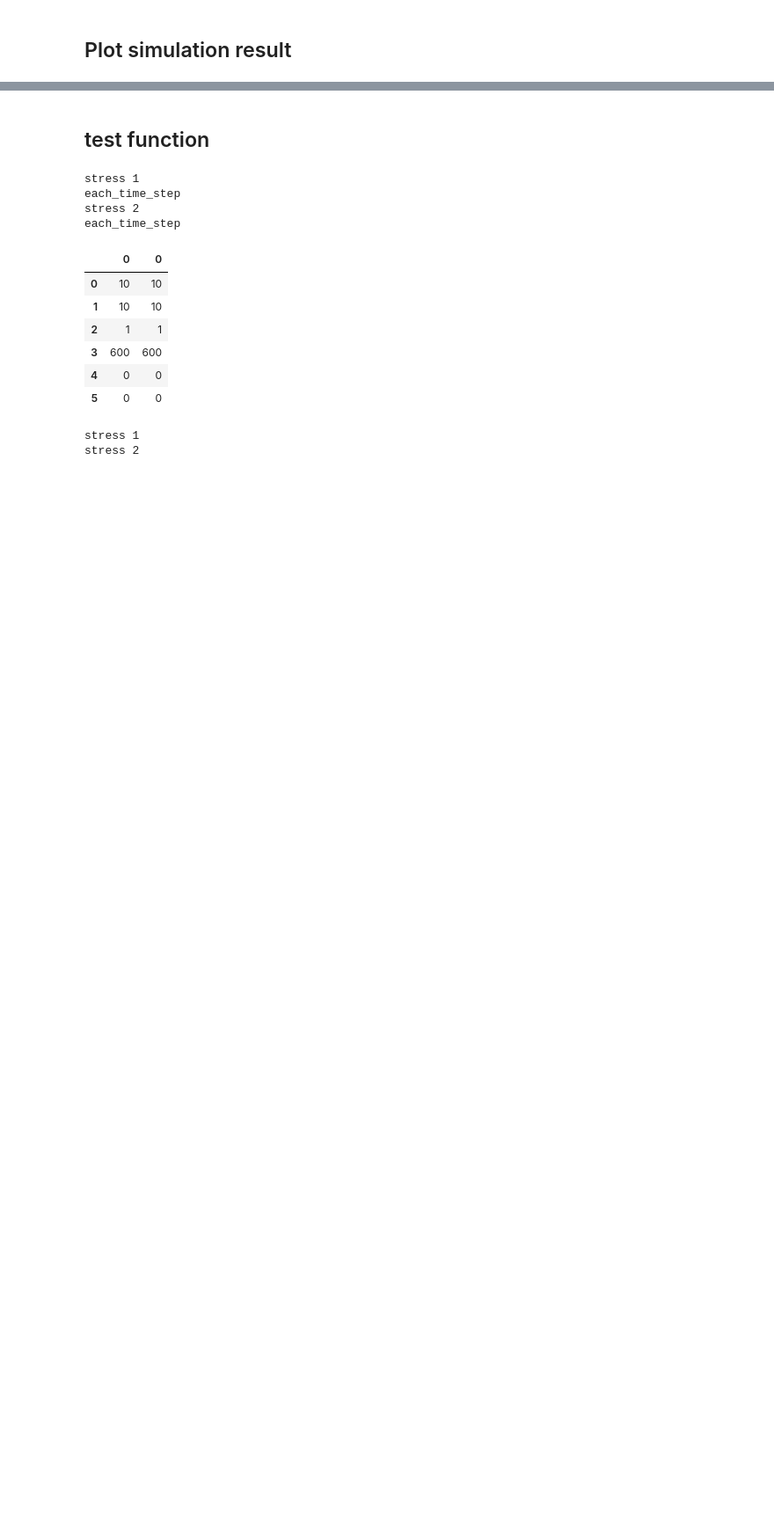
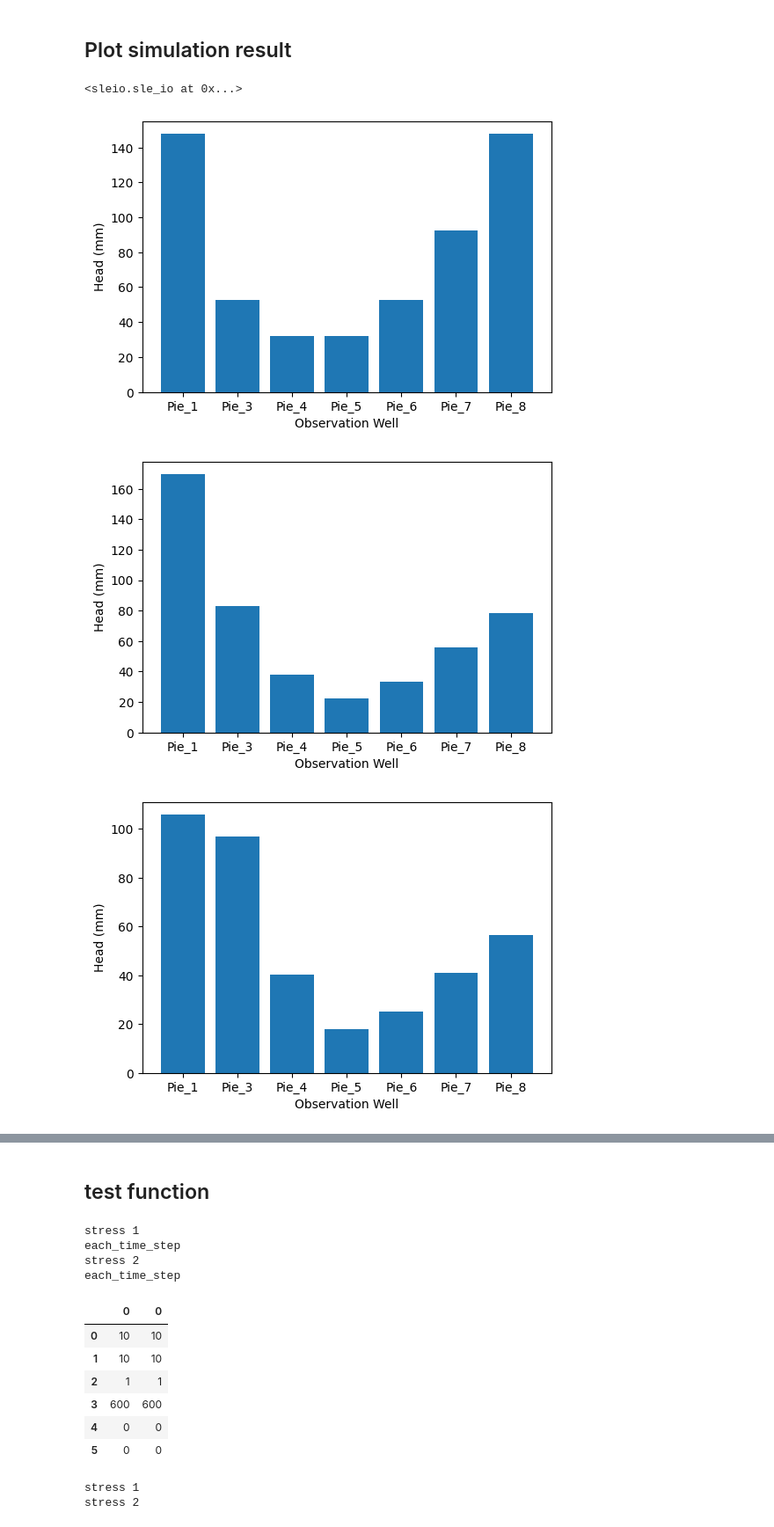
Before and after one commit to PseudoCaliina/HTNN_Sandbox, a Jupyter notebook: froward.ipynb, the cells around one changed output, grey strips where cells are left out. Shown at 88% size. Drawn from its saved outputs; the diff is of its cells as text; code cells hidden in the pictures; blank space fills up the shorter version.

Commit message:
work on sleio 0715 22:55

```diff
--- a/froward.ipynb
+++ b/froward.ipynb
@@ -95,2 +117,19 @@ test_forward.run_forward(K = 0.008, Ss = 10**-5, print_output = True)
 # %% [markdown]
 ## Plot simulation result
+# %%
+test_forward.read_stress_FwdObs('test_folder\O-FwdObs.dat', 350)
+# %% [output]
+<sleio.sle_io at 0x...>
+# %%
+for i in range(test_forward.stress_number):
+
+    df = test_forward.stress_result[f'stress_{i+1}']
+    plt.figure(figsize=(6,4))
+    plt.bar(df.columns, df.iloc[0])
+    plt.xlabel("Observation Well")
+    plt.ylabel("Head (mm)")
+    plt.show()
+# %% [output]
+[figure, added]
+[figure, added]
+[figure, added]
```
Also changed, not shown: parts of 4 cells of this notebook, 5 other files.
